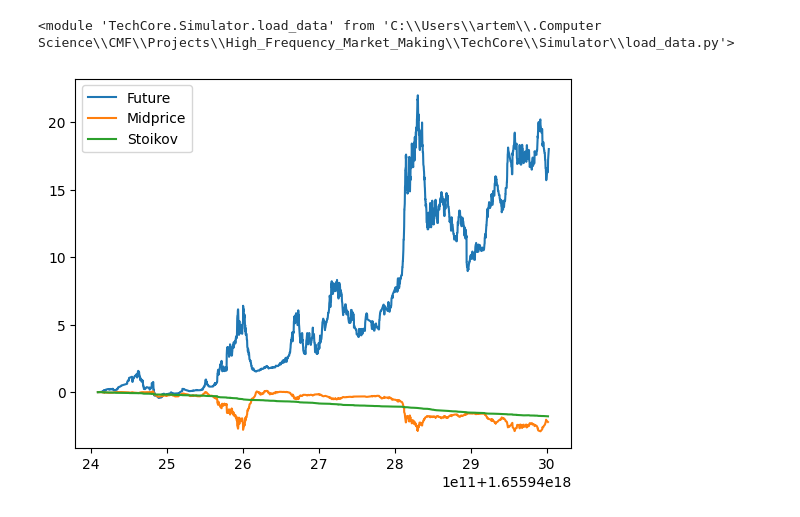
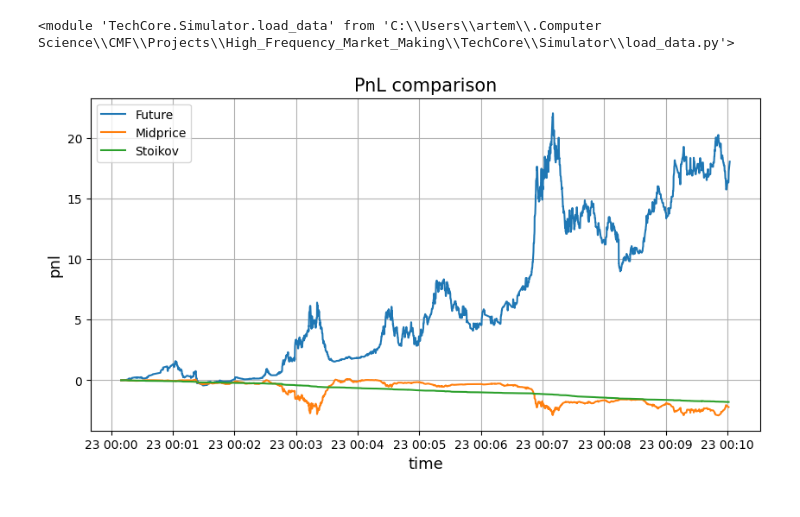
Before and after one commit to ChistyakovArtem/CMF_HFMM, a Jupyter notebook: Notebooks/HW_5-[Future-Midprice-Stoikov]-Comparasion.ipynb, the cells around one changed output. Drawn from its saved outputs; the diff is of its cells as text; code cells hidden in the pictures.

```diff
--- a/Notebooks/HW_5-[Future-Midprice-Stoikov]-Comparasion.ipynb
+++ b/Notebooks/HW_5-[Future-Midprice-Stoikov]-Comparasion.ipynb
@@ -46,7 +46,7 @@ def run_stoikov(gamma):
         time_oi=60*10**9,
         avg_sum_oi=800,
         avg_time_oi=57471412238,
-        order_fees=0.00001,
+        order_fees=-0.00001,
         avg_volatility=25,
         min_asset_value=0.001,
         volatility_record_cooldown=0.1*10**9, #ns
@@ -71,7 +71,7 @@ def run_future(gamma):
         time_oi=60*10**9,
         avg_sum_oi=800,
         avg_time_oi=57471412238,
-        order_fees=0.00001,
+        order_fees=-0.00001,
         avg_volatility=25,
         min_asset_value=0.001,
         volatility_record_cooldown=0.1*10**9, #ns
@@ -97,7 +97,7 @@ def run_midprice(gamma):
         avg_time_oi=57471412238,
         order_fees=0.00001,
         avg_volatility=25,
-        min_asset_value=0.001,
+        min_asset_value=-0.001,
         volatility_record_cooldown=0.1*10**9, #ns
         volatility_horizon=1000,
         order_intensity_min_samples=100
@@ -109,10 +109,15 @@ future_logs = run_future(1)
 midprice_logs = run_midprice(1)
 stoikov_logs = run_stoikov(1)
 # %%
-plt.plot(future_logs['own_trade_time'], future_logs['pnl'], label='Future')
-plt.plot(midprice_logs['own_trade_time'], midprice_logs['pnl'], label='Midprice')
-plt.plot(stoikov_logs['own_trade_time'], stoikov_logs['pnl'], label='Stoikov')
+plt.figure(figsize=(10, 5))
+plt.plot(pd.to_datetime(future_logs['own_trade_time']), future_logs['pnl'], label='Future')
+plt.plot(pd.to_datetime(midprice_logs['own_trade_time']), midprice_logs['pnl'], label='Midprice')
+plt.plot(pd.to_datetime(stoikov_logs['own_trade_time']), stoikov_logs['pnl'], label='Stoikov')
+plt.xlabel('time', fontsize=13)
+plt.ylabel('pnl', fontsize=13)
+plt.title('PnL comparison', fontsize=15)
 plt.legend()
+plt.grid()
 plt.show()
 # %% [output]
-[figure, old version]
+[figure, new version]
```
Also changed, not shown: parts of 18 cells of this notebook.
